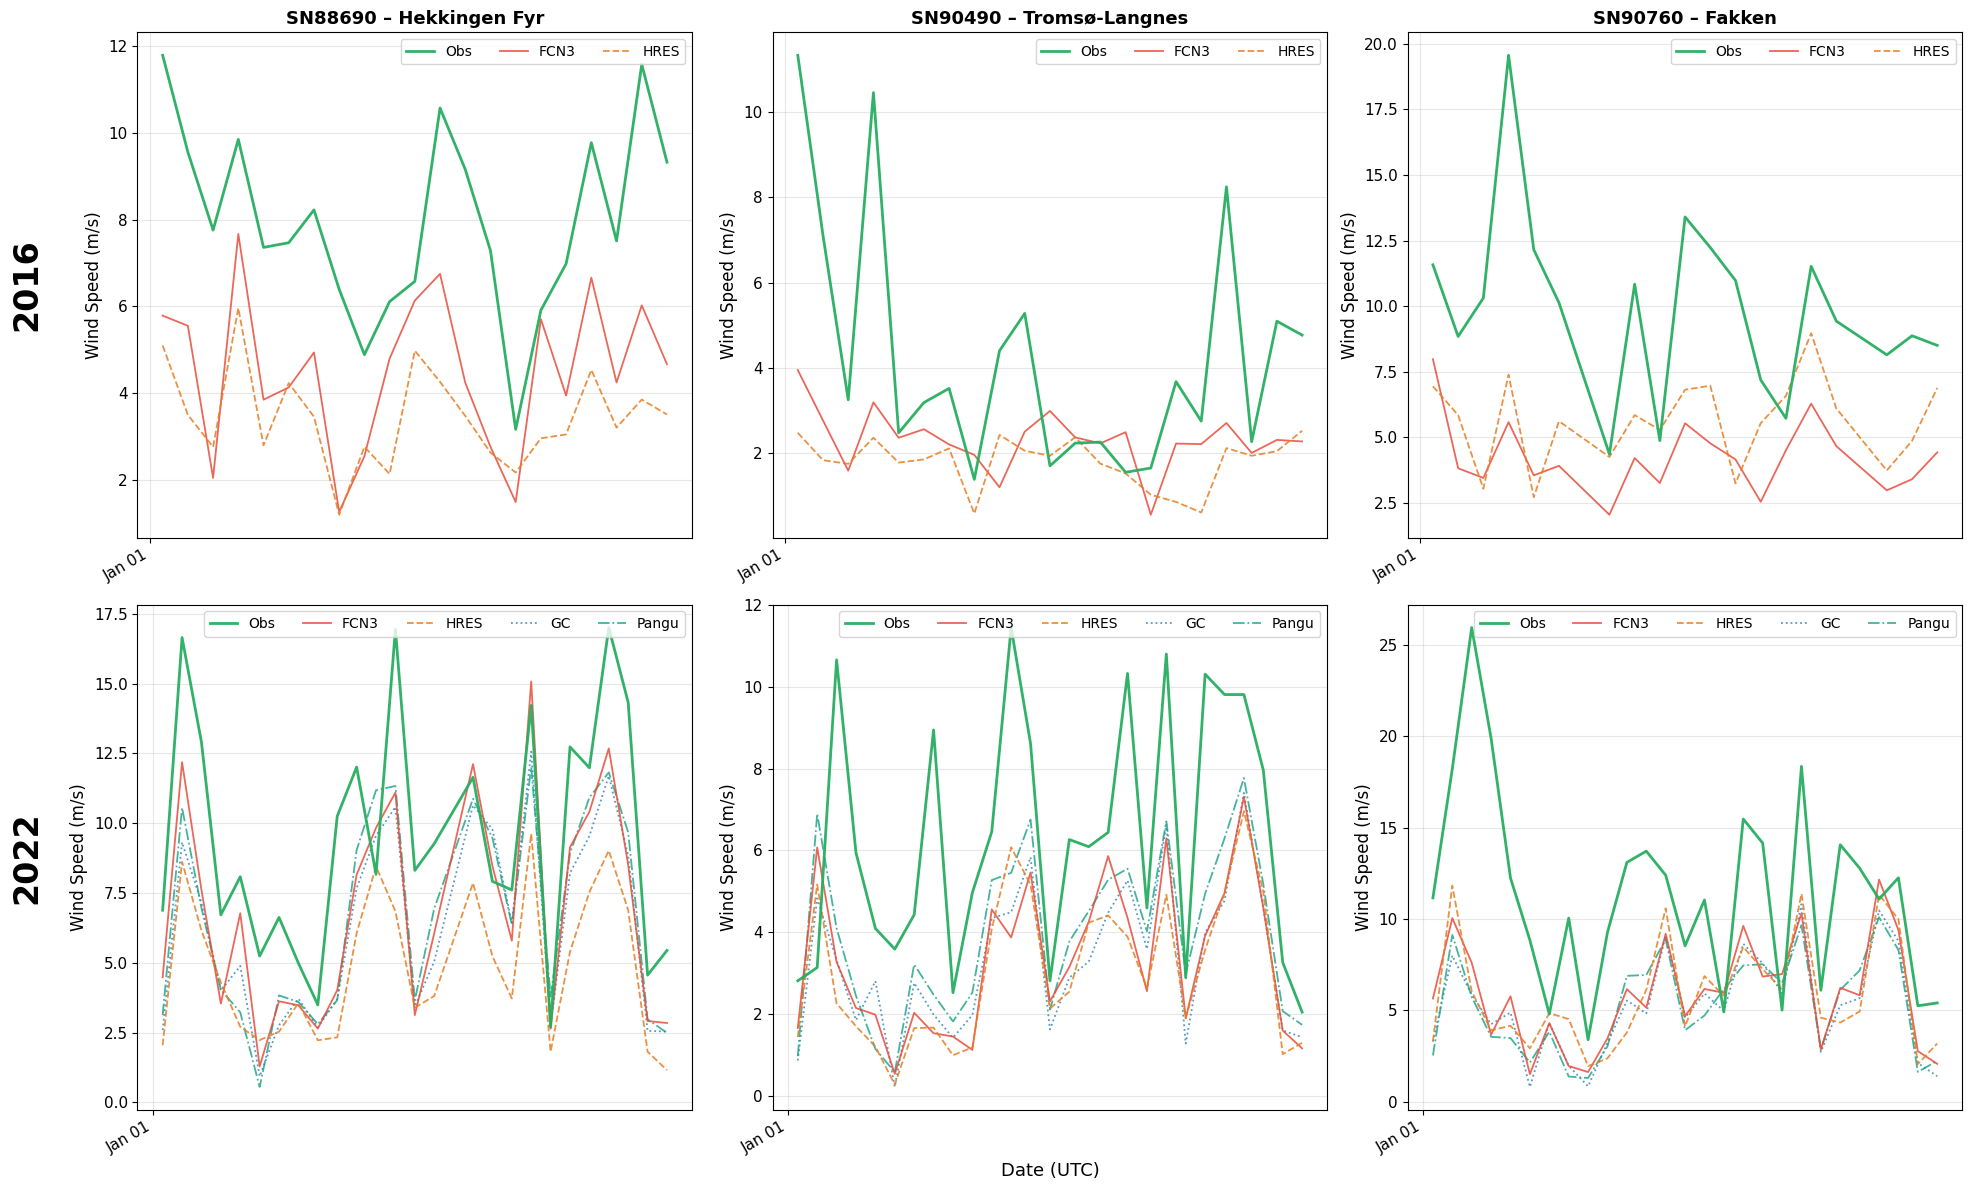
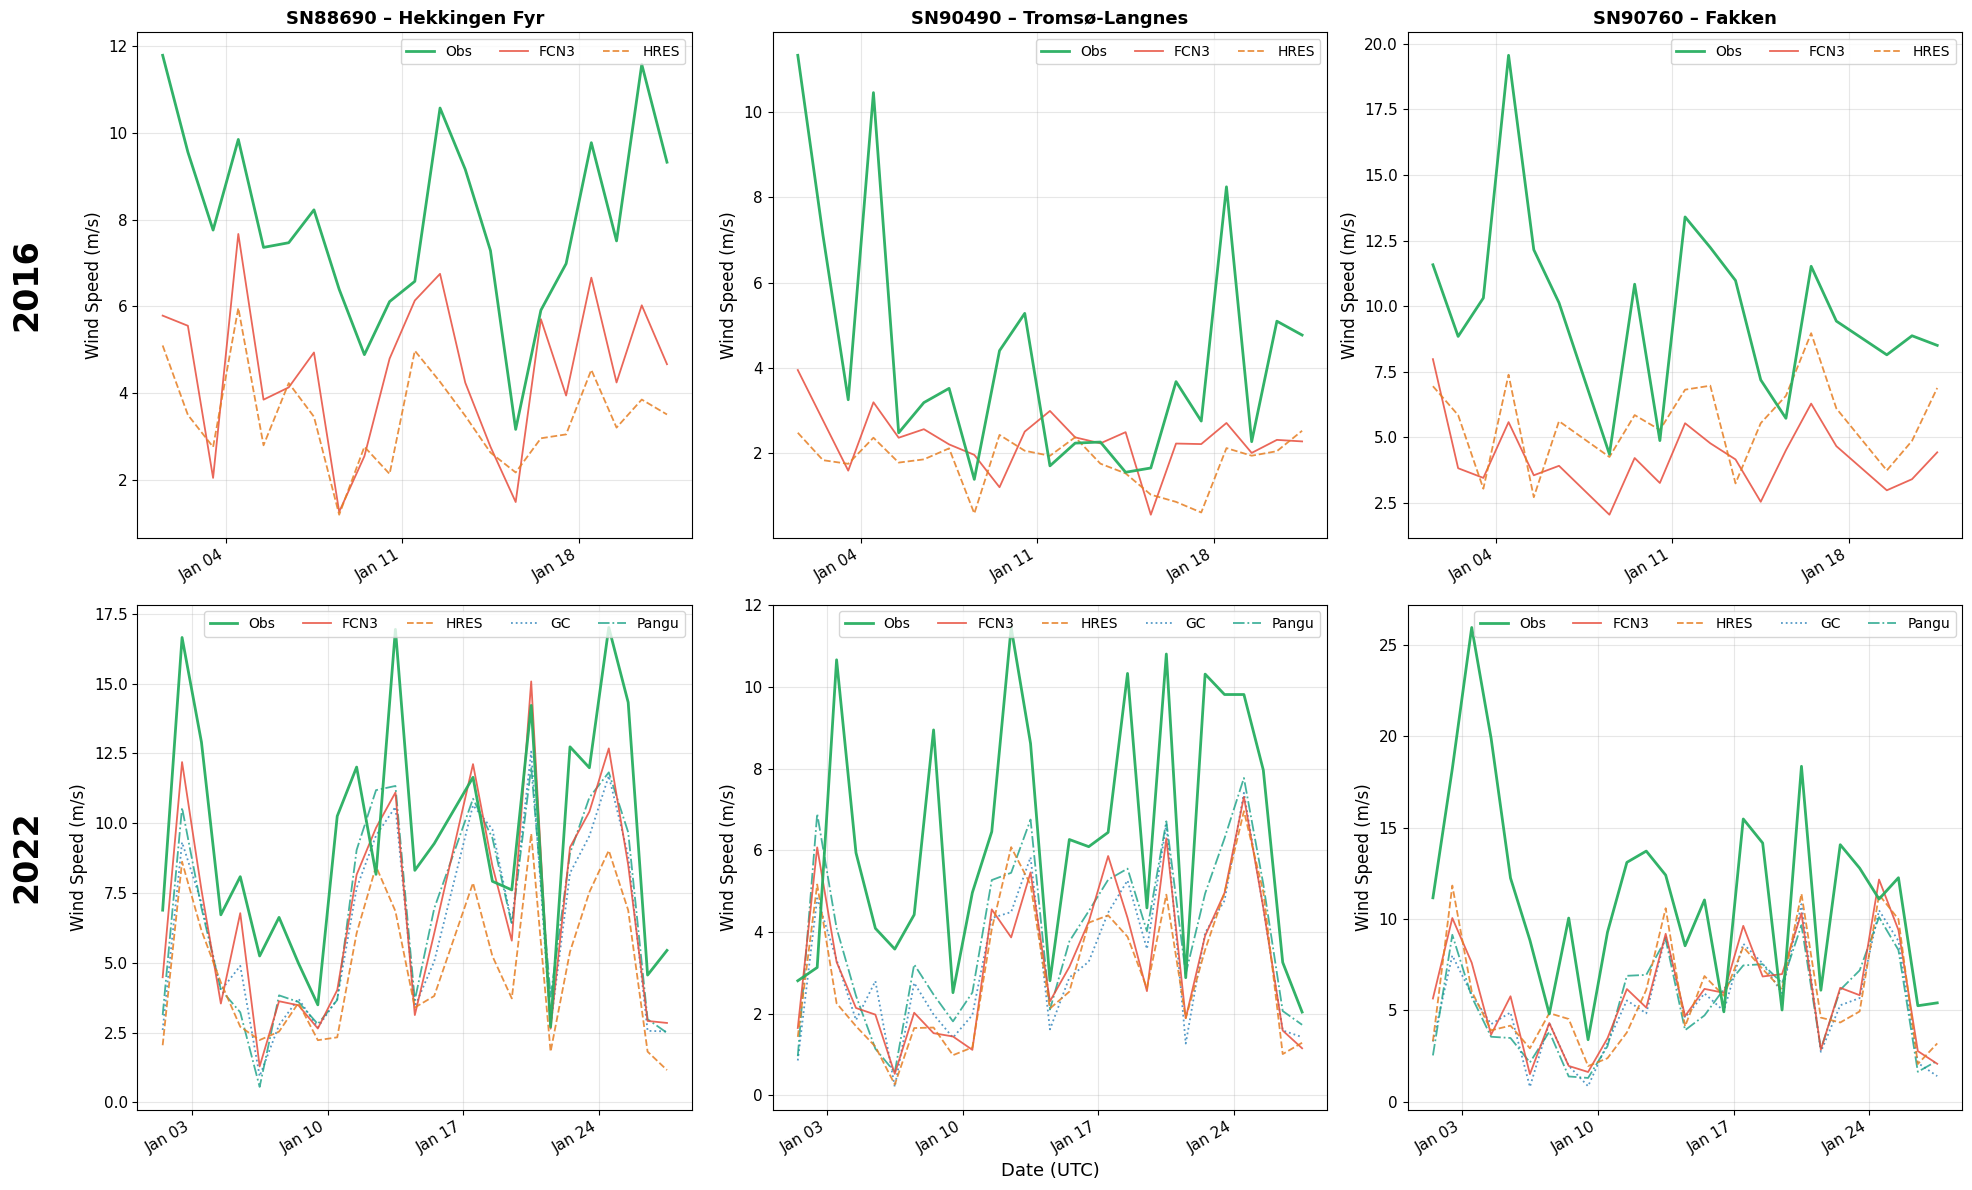
The change to this notebook cell's code, shown as a diff; its figure went from the first image to the second:
--- before
+++ after
@@ -42,5 +42,5 @@
         ax.legend(loc='upper right', fontsize=10, ncol=5 if is_2022 else 3)
         ax.grid(True, alpha=0.3)
-        ax.xaxis.set_major_locator(mdates.MonthLocator())
+        ax.xaxis.set_major_locator(mdates.WeekdayLocator(byweekday=0))
         ax.xaxis.set_major_formatter(mdates.DateFormatter('%b %d'))
         plt.setp(ax.xaxis.get_majorticklabels(), rotation=30, ha='right', fontsize=11)
@@ -49,8 +49,4 @@
 axes[-1, 1].set_xlabel('Date (UTC)', fontsize=13)
 
-# fig.suptitle(
-#     'Time Series: 10 m Wind Speed – Jan 1 → Jan 28  |  +12 h Lead  |  2016 vs 2022',
-#     fontsize=14, fontweight='bold', y=1.01,
-# )
 plt.tight_layout()
 plt.subplots_adjust(left=0.08)

Commit: update results